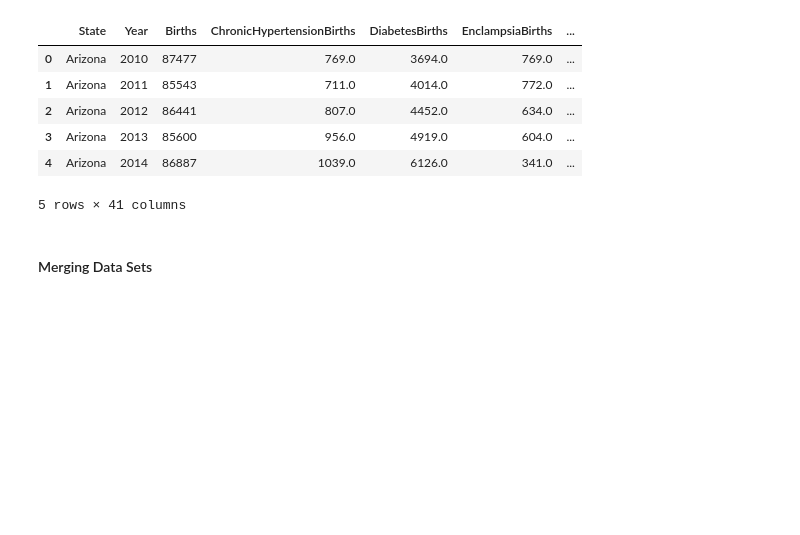
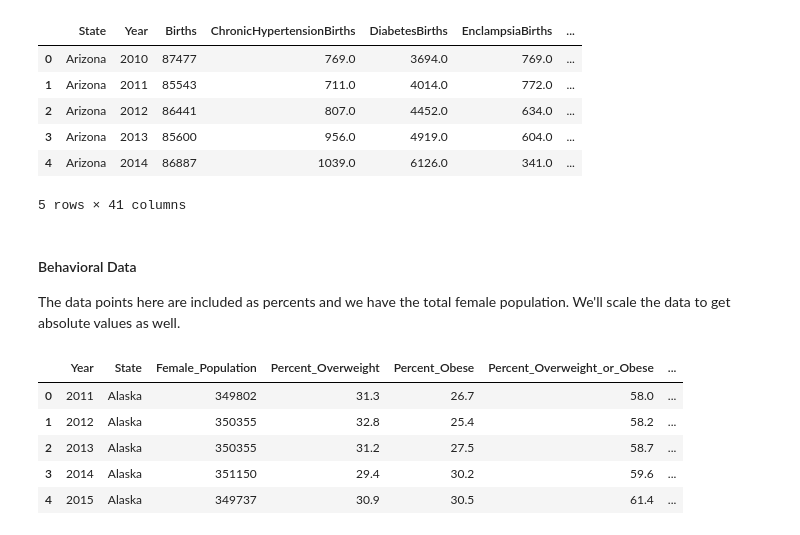
Before and after one commit to djclancy/maternal_mortality_US, a Jupyter notebook: data_manipulation/state_data_natality_income_HI.ipynb, the cells around one changed output. Cells and saved outputs as stored; diff of their text form; code cells hidden in the pictures; blank space fills up the shorter version.

```diff
--- a/data_manipulation/state_data_natality_income_HI.ipynb
+++ b/data_manipulation/state_data_natality_income_HI.ipynb
@@ -62,5 +73,24 @@ natility_df.head()
 | 3 | Arizona | 2013 | 85600 | 956.0 | 4919.0 | 604.0 | ... |
 | 4 | Arizona | 2014 | 86887 | 1039.0 | 6126.0 | 341.0 | ... |
 5 rows × 41 columns
-# %% [markdown]
-#### Merging Data Sets
+# %% [markdown]
+#### Behavioral Data
+The data points here are included as percents and we have the total female population. We'll scale the data to get absolute values as well.
+# %%
+with open('..\\data\\behavioral_data\\data\\all_states_behavior_data.pkl', 'rb') as file:
+    behavior_df = pickle.load(file)
+behavior_df.head()
+behavior_df = behavior_df[["Year", "State", "Female_Population"	,"Percent_Overweight"	,"Percent_Obese",	"Percent_Overweight_or_Obese"	,"Percent_No_Activity"]]
+behavior_df.head()
+for c in behavior_df.columns:
+    if "Percent" in c:
+        s = c.replace("Percent","Absolute")
+        behavior_df[s] = behavior_df[c]/100*behavior_df.Female_Population
+behavior_df.head()
+# %% [output]
+|  | Year | State | Female_Population | Percent_Overweight | Percent_Obese | Percent_Overweight_or_Obese | ... |
+| 0 | 2011 | Alaska | 349802 | 31.3 | 26.7 | 58.0 | ... |
+| 1 | 2012 | Alaska | 350355 | 32.8 | 25.4 | 58.2 | ... |
+| 2 | 2013 | Alaska | 350355 | 31.2 | 27.5 | 58.7 | ... |
+| 3 | 2014 | Alaska | 351150 | 29.4 | 30.2 | 59.6 | ... |
+| 4 | 2015 | Alaska | 349737 | 30.9 | 30.5 | 61.4 | ... |
```
Also changed, not shown: parts of 12 cells of this notebook.
